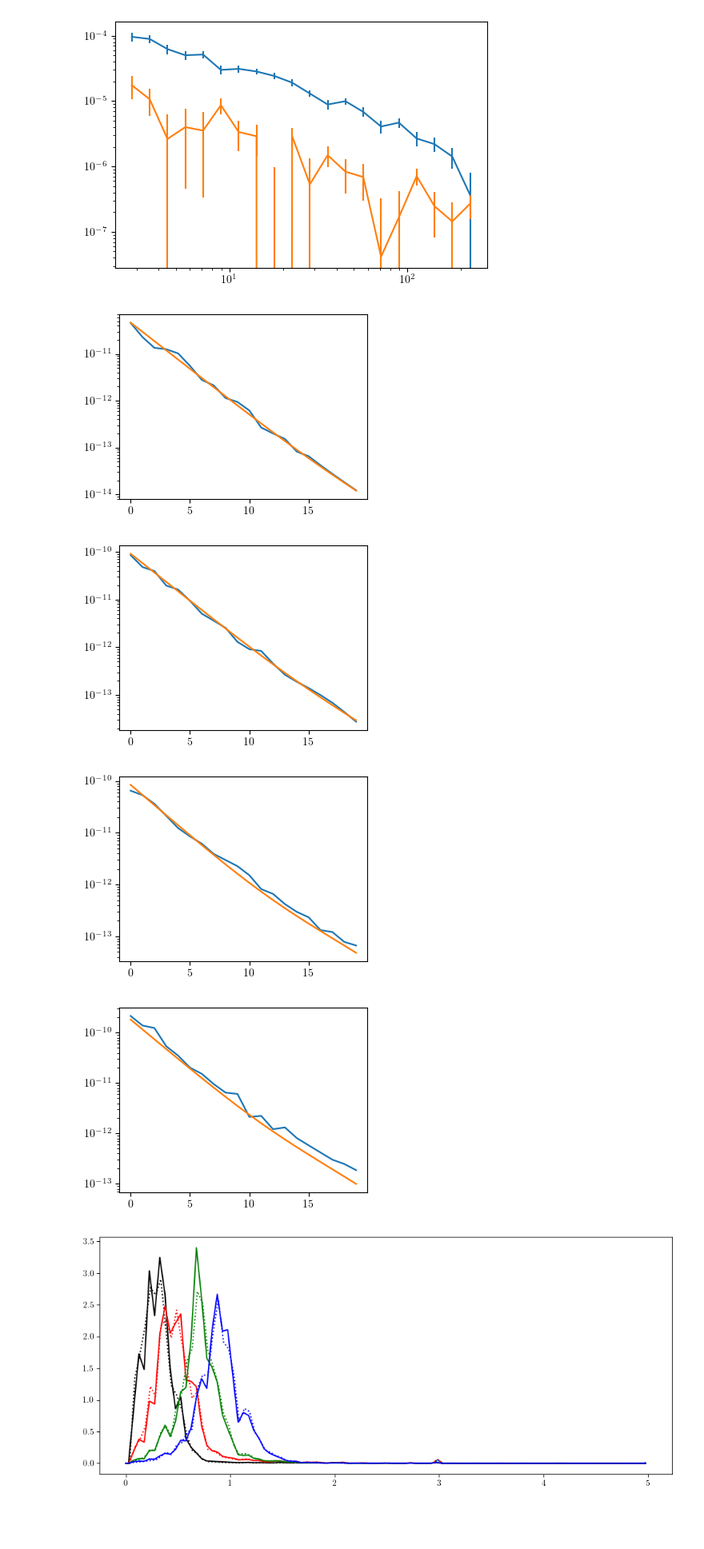
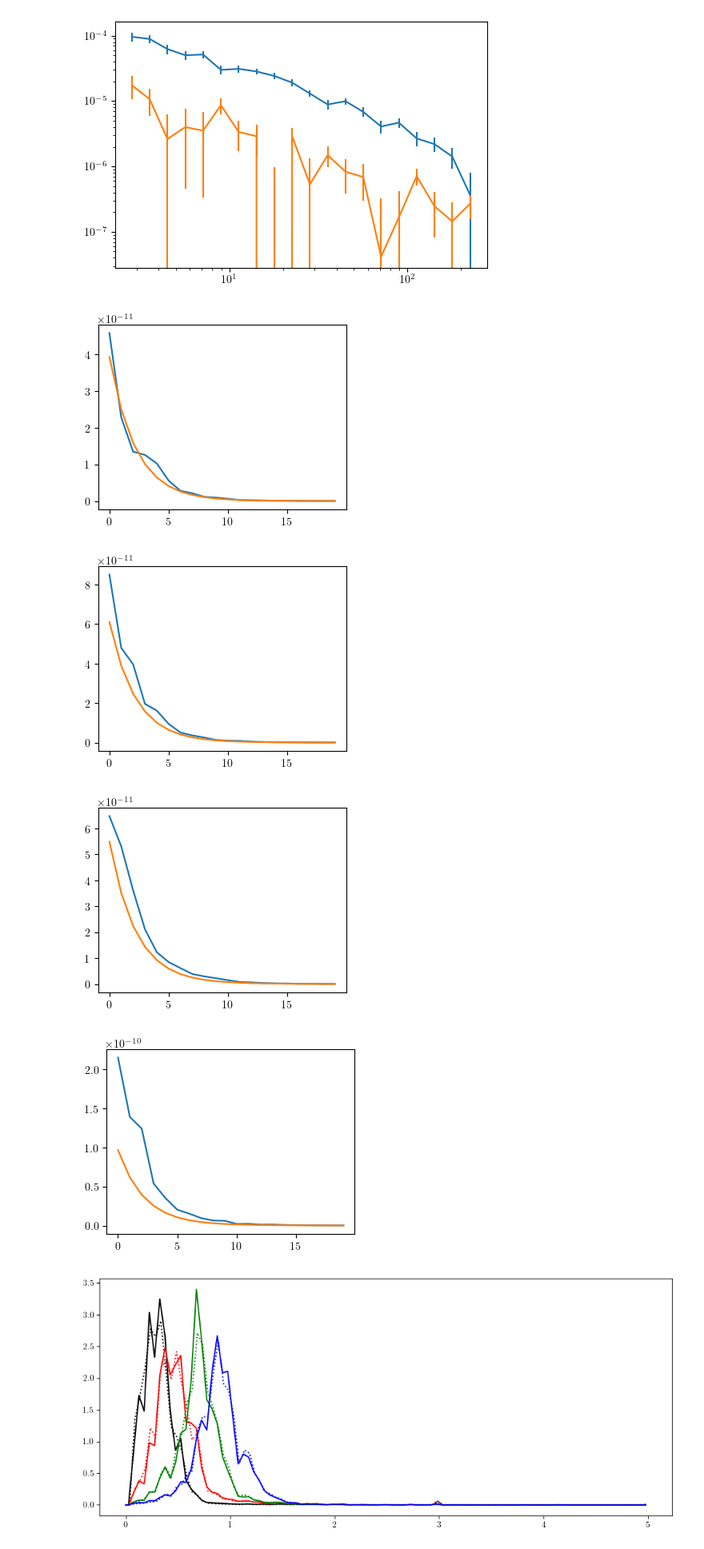
Before and after one commit to delve-survey/CosmicShearCosmosis, a Jupyter notebook: notebooks/PlotBlindedDV.ipynb, the cells around one changed output. Shown at 80% size. Drawn from its saved outputs; the diff is of its cells as text; code cells hidden in the pictures; blank space fills up the shorter version.

```diff
--- a/notebooks/PlotBlindedDV.ipynb
+++ b/notebooks/PlotBlindedDV.ipynb
@@ -112,7 +112,8 @@ for i in range(4):
 # %% [markdown]
 ## Now the blinded DV
 # %%
-infile = pf.open('/project/chihway/chihway/CosmicShearCosmosis/datavectors/data_20240807_BLINDED.fits')
+# this one is bad
+infile = pf.open('/project/chihway/chihway/CosmicShearCosmosis/datavectors/data_20240901_BLINDED.fits')
 # %%
 infile.info()
 # %% [output]
@@ -317,7 +318,9 @@ for i in range(4):
 [figure]
 # %%
 infile1 = pf.open('/project/chihway/chihway/CosmicShearCosmosis/datavectors/baseline_20240806_C13.fits')
-infile2 = pf.open('/project/chihway/chihway/CosmicShearCosmosis/datavectors/data_20240807_BLINDED.fits')
+#infile2 = pf.open('/project/chihway/chihway/CosmicShearCosmosis/datavectors/data_20240807_BLINDED.fits')
+infile2 = pf.open('/project/chihway/chihway/CosmicShearCosmosis/datavectors/data_20240806_BLINDED.fits')
+
 infile3 = pf.open('/project/chihway/chihway/y3-6x2pt-new/y3-6x2pt/cosmosis_act/datavec/rename_to_act_y3_5x2_maglim_UNBLIND_07202021_120721_bestfit3x2.fits')
 # %%
 plt.figure(figsize=(12,2))
@@ -358,19 +361,19 @@ plt.yscale('log')
 # %%
 istart = [0, 80, 140, 180]
 iend = [20, 100, 160, 200]
 
 for i in range(4):
     plt.figure(figsize=(4,3))
     err = np.diag(np.loadtxt('/project/chihway/chihway/shearcat/shear_catalog/datavec/gg_'+str(i+1)+'_'+str(i+1)+'/cov_jk'))[:20]
-    err_2 = np.diag(infile1['COVMAT'].data)[istart[i]:iend[i]]
+    err_2 = np.diag(infile2['COVMAT'].data)[istart[i]:iend[i]]
     plt.plot(err)
     plt.plot(err_2)
-    plt.yscale('log')
+    # plt.yscale('log')
 # %% [output]
-[figure, old version]
+[figure, new version]
-[figure, old version]
+[figure, new version]
-[figure, old version]
+[figure, new version]
-[figure, old version]
+[figure, new version]
 # %%
 infile1 = pf.open('/project/chihway/chihway/CosmicShearCosmosis/datavectors/data_08052024_BLINDED.fits')
 infile2 = pf.open('/project/chihway/chihway/CosmicShearCosmosis/datavectors/data_20240806_BLINDED.fits')
```
Also changed, not shown: parts of 12 cells of this notebook, 4 other files.
